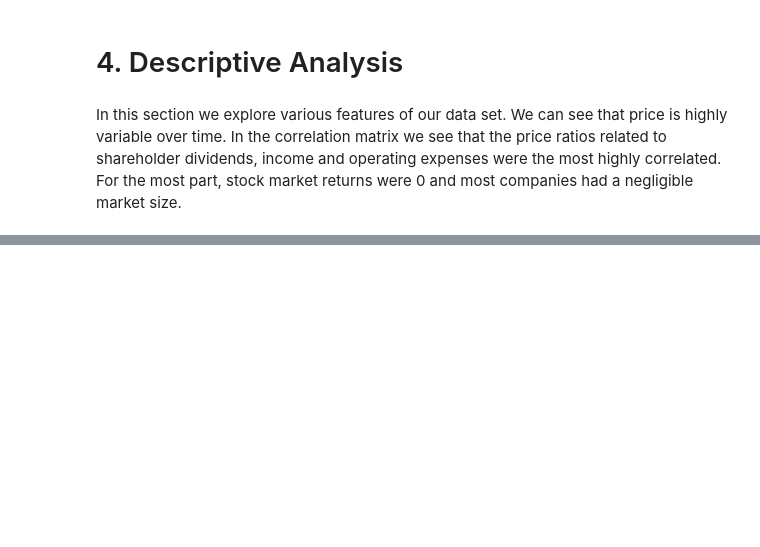
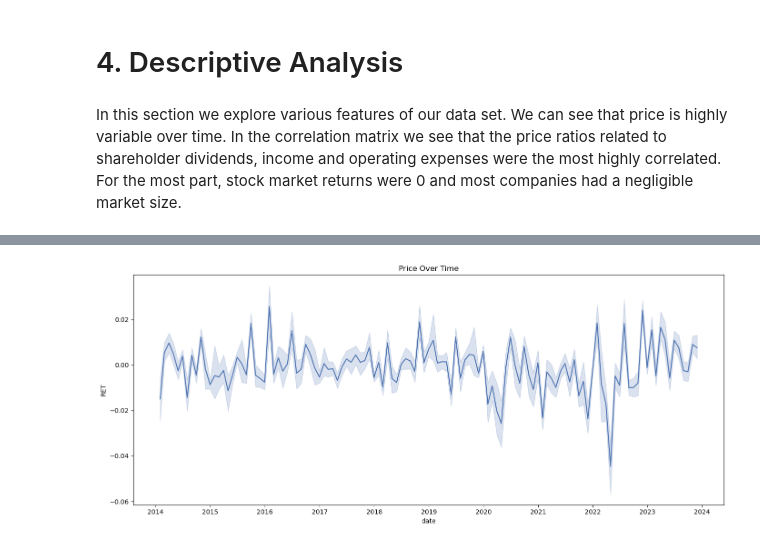
Before and after one commit to Mokhina17/Warren-Buffet-Investment-Portfolio-Assessment, a Jupyter notebook: Final Project.ipynb, the cells around one changed output, grey strips where cells are left out. Cells and saved outputs as stored; diff of their text form; code cells hidden in the pictures; blank space fills up the shorter version.

```diff
--- a/Final Project.ipynb
+++ b/Final Project.ipynb
@@ -166,0 +157,4 @@ merged_data.head()
+# %%
+df = pd.read_csv("merged_financial_stock_macro_data.csv")
+df = df.drop(df.columns[0], axis=1)
+df.head()
@@ -2264,0 +173,16 @@ FileNotFoundError: [Errno 2] No such file or directory: 'your_data.csv'
+# %%
+df['date'] = pd.to_datetime(df['date'])
+
+# Basic statistical description
+statistical_description = df.describe()
+
+# Plotting the trends of a few selected metrics over time
+fig, axes = plt.subplots(nrows=1, ncols=1, figsize=(14, 6))
+
+# Plotting RET
+sns.lineplot(x='date', y='RET', data=df).set_title('Price Over Time')
+
+plt.tight_layout()
+plt.show()
+# %% [output]
+[figure, added]
```
Also changed, not shown: parts of 86 cells of this notebook, 3 other files.
